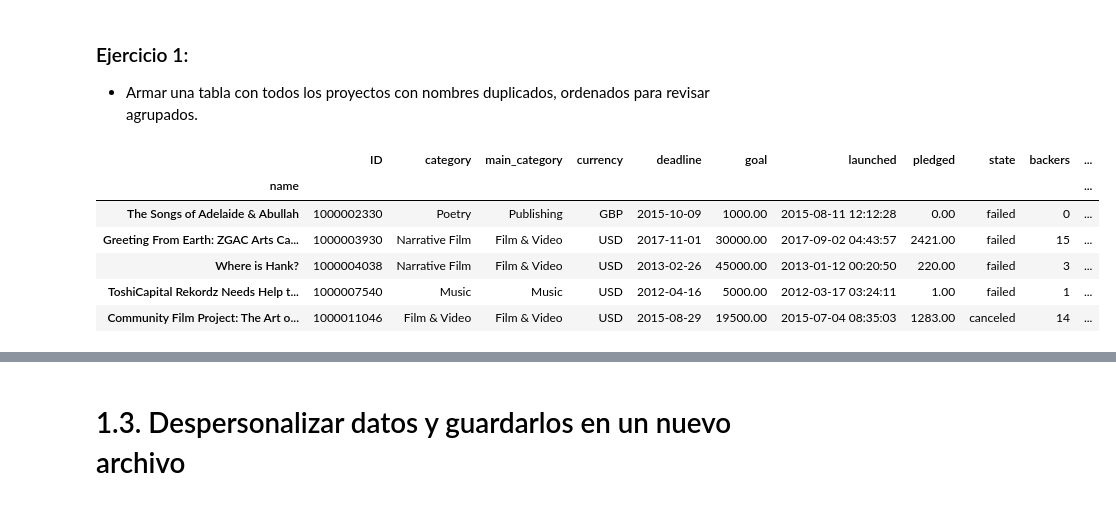
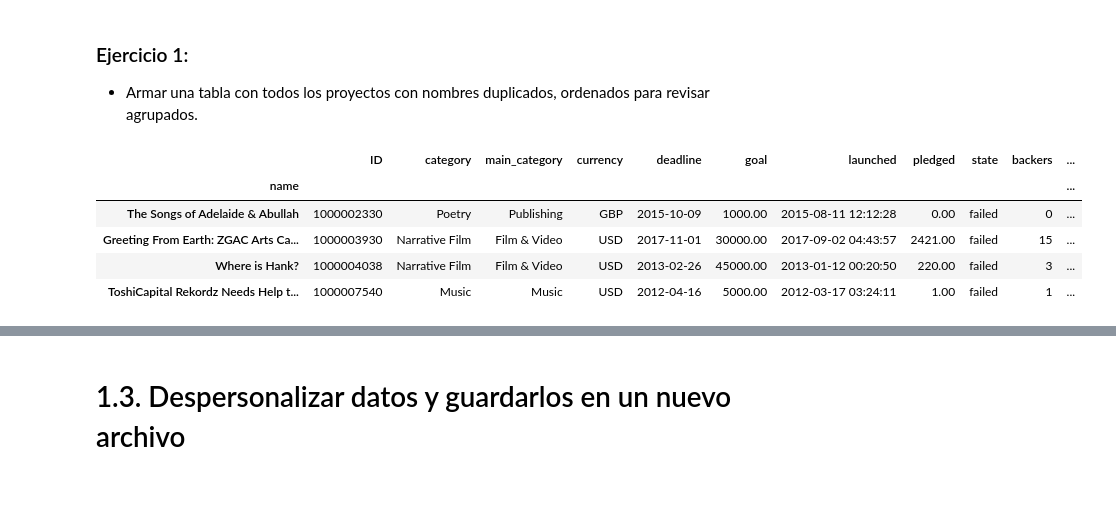
Before and after one commit to Verobornancini/AnalisisYCuracion, a Jupyter notebook: notebooks/Limpieza.ipynb, the cells around one changed output, grey strips where cells are left out. Drawn from its saved outputs; the diff is of its cells as text; code cells hidden in the pictures.

```diff
--- a/notebooks/Limpieza.ipynb
+++ b/notebooks/Limpieza.ipynb
@@ -304,15 +308,14 @@ df[df.index.duplicated(keep=False)]
 # %%
 # Recargamos la base de datos indicando que la columna índice será el Nombre -> (index_col=['name'])
 
 kickstarter_2018_name = pd.read_csv(BASE_DIR + "/input/kickstarter-projects/ks-projects-201801.csv",
                                parse_dates=["deadline","launched"],
                                index_col=['name'])
-kickstarter_2018_name[:5]
+kickstarter_2018_name[:4]
 # %% [output]
 |  | ID | category | main_category | currency | deadline | goal | launched | pledged | state | backers | ... |
 | name |  |  |  |  |  |  |  |  |  |  | ... |
 | The Songs of Adelaide & Abullah | 1000002330 | Poetry | Publishing | GBP | 2015-10-09 | 1000.00 | 2015-08-11 12:12:28 | 0.00 | failed | 0 | ... |
 | Greeting From Earth: ZGAC Arts Ca... | 1000003930 | Narrative Film | Film & Video | USD | 2017-11-01 | 30000.00 | 2017-09-02 04:43:57 | 2421.00 | failed | 15 | ... |
 | Where is Hank? | 1000004038 | Narrative Film | Film & Video | USD | 2013-02-26 | 45000.00 | 2013-01-12 00:20:50 | 220.00 | failed | 3 | ... |
 | ToshiCapital Rekordz Needs Help t... | 1000007540 | Music | Music | USD | 2012-04-16 | 5000.00 | 2012-03-17 03:24:11 | 1.00 | failed | 1 | ... |
-| Community Film Project: The Art o... | 1000011046 | Film & Video | Film & Video | USD | 2015-08-29 | 19500.00 | 2015-07-04 08:35:03 | 1283.00 | canceled | 14 | ... |
```
Also changed, not shown: parts of 32 cells of this notebook.
